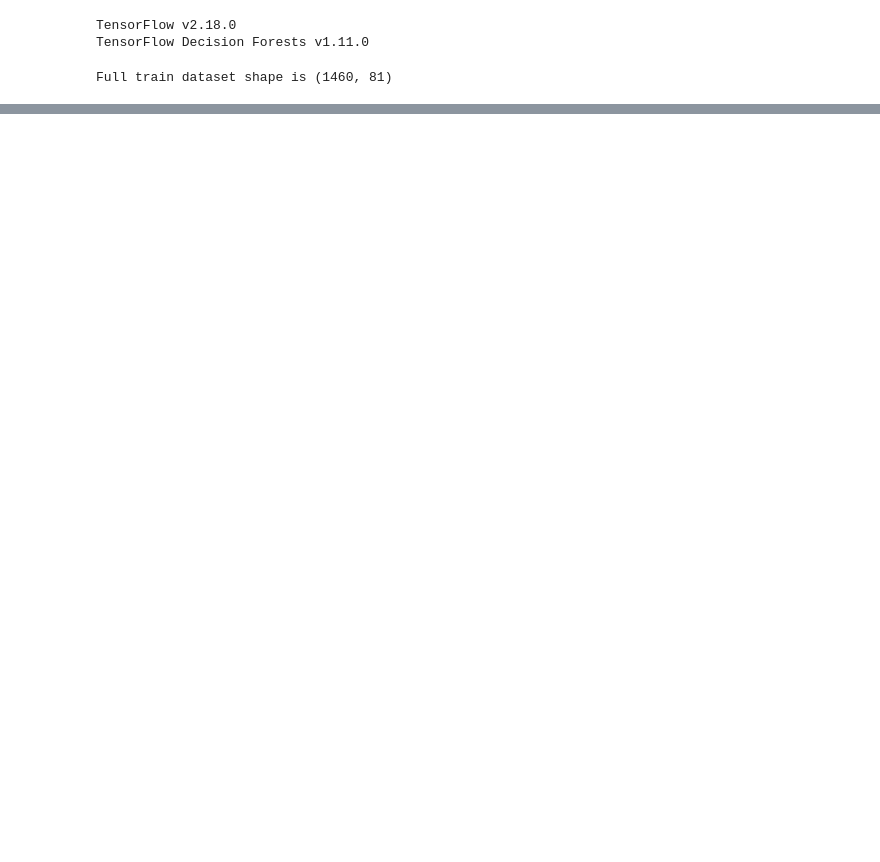
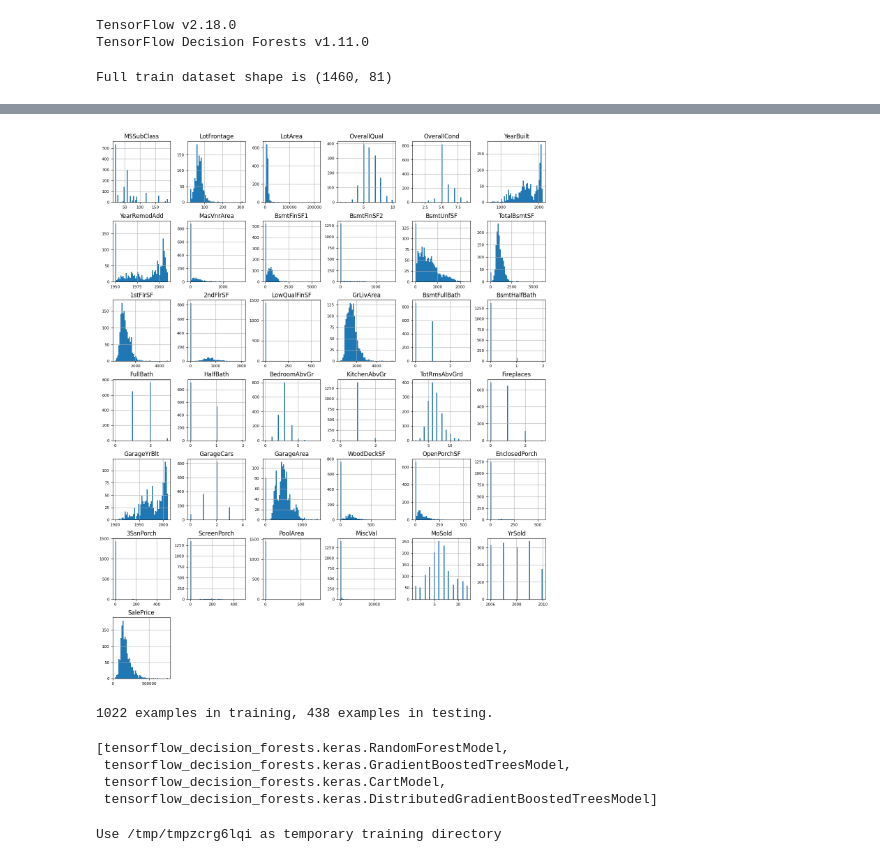
Before and after one commit to jhuarancca/MachineLearningEngineerI, a Jupyter notebook: MLEngineer_14may2025.ipynb, the cells around one changed output, grey strips where cells are left out. Drawn from its saved outputs; the diff is of its cells as text; code cells hidden in the pictures; blank space fills up the shorter version.

```diff
--- a/MLEngineer_14may2025.ipynb
+++ b/MLEngineer_14may2025.ipynb
@@ -31,0 +129,3 @@ dataset_df.head(3)
+# %%
+df_num = dataset_df.select_dtypes(include = ['float64', 'int64'])
+df_num.head()
@@ -31,0 +140,16 @@ dataset_df.head(3)
+# %%
+df_num.hist(figsize=(16, 20), bins=50, xlabelsize=8, ylabelsize=8);
+# %% [output]
+[figure, added]
+# %%
+import numpy as np
+
+def split_dataset(dataset, test_ratio=0.30):
+  test_indices = np.random.rand(len(dataset)) < test_ratio
+  return dataset[~test_indices], dataset[test_indices]
+
+train_ds_pd, valid_ds_pd = split_dataset(dataset_df)
+print("{} examples in training, {} examples in testing.".format(
+    len(train_ds_pd), len(valid_ds_pd)))
+# %% [output]
+1022 examples in training, 438 examples in testing.
@@ -31,0 +160,12 @@ dataset_df.head(3)
+# %%
+tfdf.keras.get_all_models()
+# %% [output]
+[tensorflow_decision_forests.keras.RandomForestModel,
+ tensorflow_decision_forests.keras.GradientBoostedTreesModel,
+ tensorflow_decision_forests.keras.CartModel,
+ tensorflow_decision_forests.keras.DistributedGradientBoostedTreesModel]
+# %%
+rf = tfdf.keras.RandomForestModel(task = tfdf.keras.Task.REGRESSION)
+rf.compile(metrics=["mse"]) # Optional, you can use this to include a list of eval metrics
+# %% [output]
+Use /tmp/tmpzcrg6lqi as temporary training directory
```
Also changed, not shown: parts of 21 cells of this notebook.
